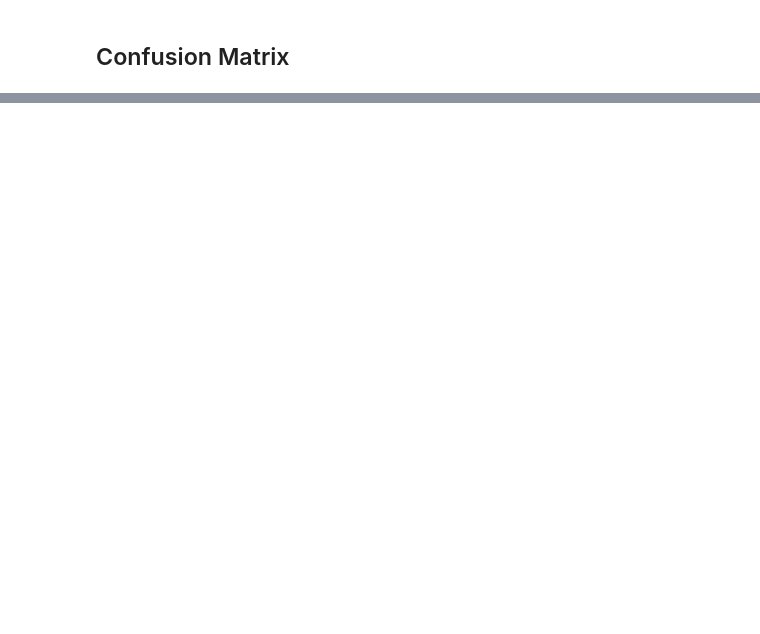
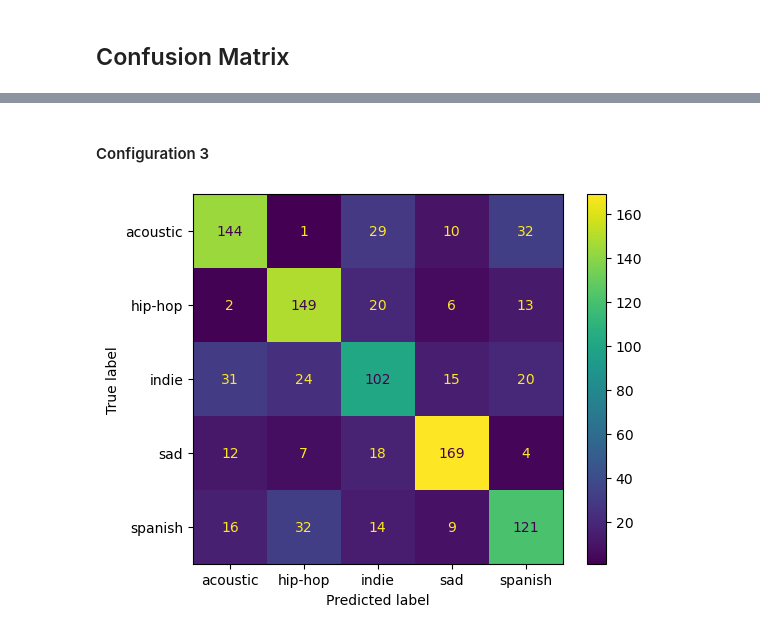
Before and after one commit to DEVMorningCoffee/Spotify-Student-Dataset, a Jupyter notebook: mood_prediction.ipynb, the cells around one changed output, grey strips where cells are left out. Saved outputs shown, nothing was run; the diff lists cells and outputs as text; code cells hidden in the pictures; blank space fills up the shorter version.

```diff
--- a/mood_prediction.ipynb
+++ b/mood_prediction.ipynb
@@ -243,0 +272,6 @@ weighted avg       0.04      0.19      0.06      1000
+# %%
+# Configuration 3
+model_mlp_3 = MLPClassifier(hidden_layer_sizes=(50, 50), alpha=0.1, max_iter=100, random_state=42)
+# %%
+# Train the model
+model_mlp_3.fit(x_train, y_train)
@@ -243,0 +281,5 @@ weighted avg       0.04      0.19      0.06      1000
+# %%
+# Make predictions on the test set
+mlp_predict_3 = model_mlp_3.predict(x_test)
+
+print(classification_report(y_test, mlp_predict_3))
@@ -253,0 +320,10 @@ plt.show()
+# %% [markdown]
+#### Configuration 3
+# %%
+# DecisionTree Confusion Matrix
+cm = confusion_matrix(y_test, mlp_predict_3, labels=model_mlp_3.classes_)
+disp = ConfusionMatrixDisplay(confusion_matrix=cm, display_labels=model_mlp_3.classes_)
+disp.plot()
+plt.show()
+# %% [output]
+[figure, added]
```
Also changed, not shown: parts of 15 cells of this notebook.
